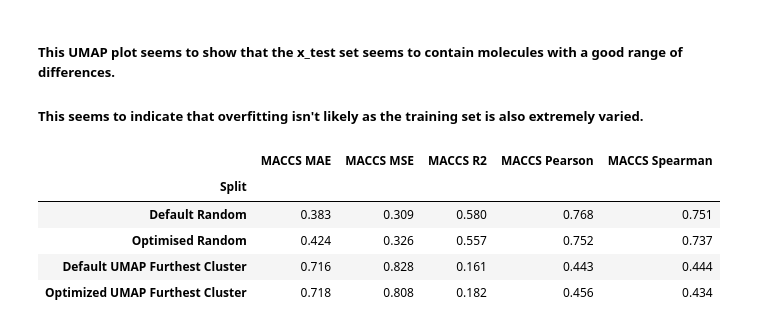
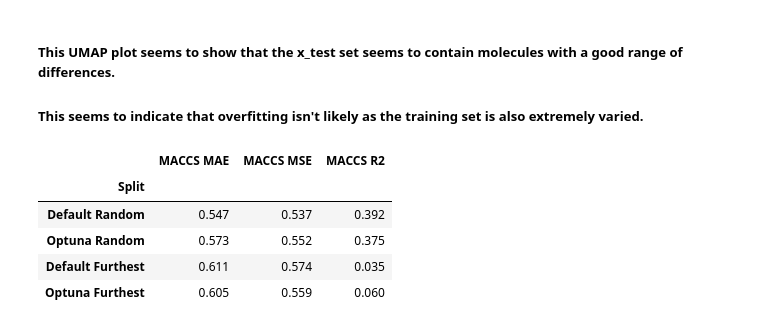
Before and after one commit to ASarriJackson/SummerProject, a Jupyter notebook: Regression/Regression_RF_eval.ipynb, the cells around one changed output. Drawn from its saved outputs; the diff is of its cells as text; code cells hidden in the pictures.

Commit message:
Poster Final Commit

```diff
--- a/Regression/Regression_RF_eval.ipynb
+++ b/Regression/Regression_RF_eval.ipynb
@@ -34,6 +34,7 @@ Assign cluster ID
 # %%
 # Optuna Random Forest variables: MACCS
-best_n_estimators_rand_TPE_MACCS = 323
+best_n_estimators_rand_TPE_MACCS = 981
 best_max_depth_rand_TPE_MACCS = 8
 best_min_samples_split_rand_TPE_MACCS = 2
 best_min_samples_leaf_rand_TPE_MACCS = 1
+print(len(compounds))
@@ -446,24 +435,24 @@ Number of selected points: 119
 ##### This seems to indicate that overfitting isn't likely as the training set is also extremely varied.
 # %%
 
-split_scores_rfr_best_poster = {'Split': ['Default Random', 'Optimised Random', 'Default UMAP Furthest Cluster', 'Optimized UMAP Furthest Cluster'],
+split_scores_rfr_best_poster = {'Split': ['Default Random', 'Optuna Random', 'Default Furthest', 'Optuna Furthest'],
         'MACCS MAE': [mae_rfr_rand_MACCS, mae_rfr_rand_best_TPE_MACCS, mae_rfr_fur_MACCS, mae_rfr_fur_best_TPE_MACCS],
         'MACCS MSE': [mse_rfr_rand_MACCS, mse_rfr_rand_best_TPE_MACCS, mse_rfr_fur_MACCS, mse_rfr_fur_best_TPE_MACCS],
         'MACCS R2': [r2_rfr_rand_MACCS, r2_rfr_rand_best_TPE_MACCS, r2_rfr_fur_MACCS,r2_rfr_fur_best_TPE_MACCS ],
-        'MACCS Pearson': [pearsoncoef_rfr_rand, pearsoncoef_rfr_rand_best_TPE, pearsoncoef_rfr_fur, pearsoncoef_rfr_fur_best_TPE],
-        'MACCS Spearman': [spearmancoef_rfr_rand, spearmancoef_rfr_rand_best_TPE, spearmancoef_rfr_fur, spearmancoef_rfr_fur_best_TPE],
+        # 'MACCS Pearson': [pearsoncoef_rfr_rand, pearsoncoef_rfr_rand_best_TPE, pearsoncoef_rfr_fur, pearsoncoef_rfr_fur_best_TPE],
+        # 'MACCS Spearman': [spearmancoef_rfr_rand, spearmancoef_rfr_rand_best_TPE, spearmancoef_rfr_fur, spearmancoef_rfr_fur_best_TPE],
 }
 split_scores_rfr_best_poster_df = pd.DataFrame(split_scores_rfr_best_poster)
 split_scores_rfr_best_poster_df.set_index("Split", inplace=True)
 # Round the values to 3 significant figures
 split_scores_rfr_best_poster_df = split_scores_rfr_best_poster_df.applymap(lambda x: round(x, 3))
 #save df to csv in data file
 split_scores_rfr_best_poster_df.to_csv(DATA / "split_scores_rfr_best_poster.csv")
 split_scores_rfr_best_poster_df
 # %% [output]
-|  | MACCS MAE | MACCS MSE | MACCS R2 | MACCS Pearson | MACCS Spearman |
-| Split |  |  |  |  |  |
-| Default Random | 0.383 | 0.309 | 0.580 | 0.768 | 0.751 |
-| Optimised Random | 0.424 | 0.326 | 0.557 | 0.752 | 0.737 |
-| Default UMAP Furthest Cluster | 0.716 | 0.828 | 0.161 | 0.443 | 0.444 |
-| Optimized UMAP Furthest Cluster | 0.718 | 0.808 | 0.182 | 0.456 | 0.434 |
+|  | MACCS MAE | MACCS MSE | MACCS R2 |
+| Split |  |  |  |
+| Default Random | 0.547 | 0.537 | 0.392 |
+| Optuna Random | 0.573 | 0.552 | 0.375 |
+| Default Furthest | 0.611 | 0.574 | 0.035 |
+| Optuna Furthest | 0.605 | 0.559 | 0.060 |
```
Also changed, not shown: parts of 12 cells of this notebook, 11 other files.
